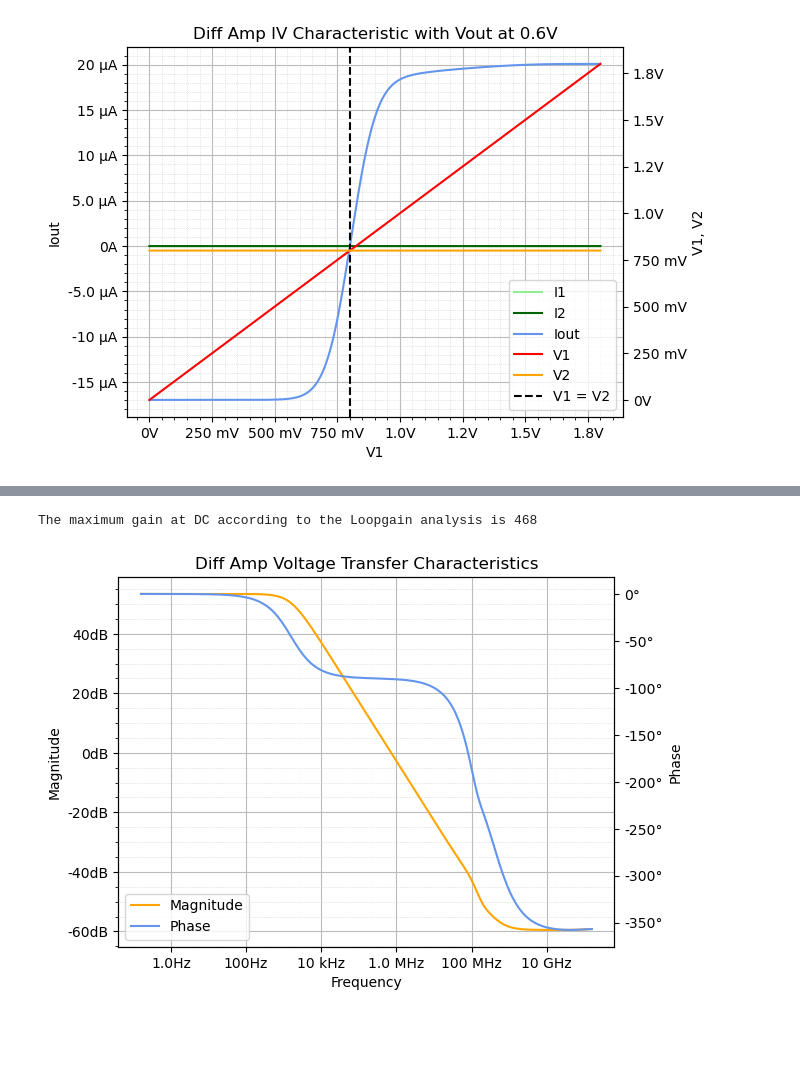
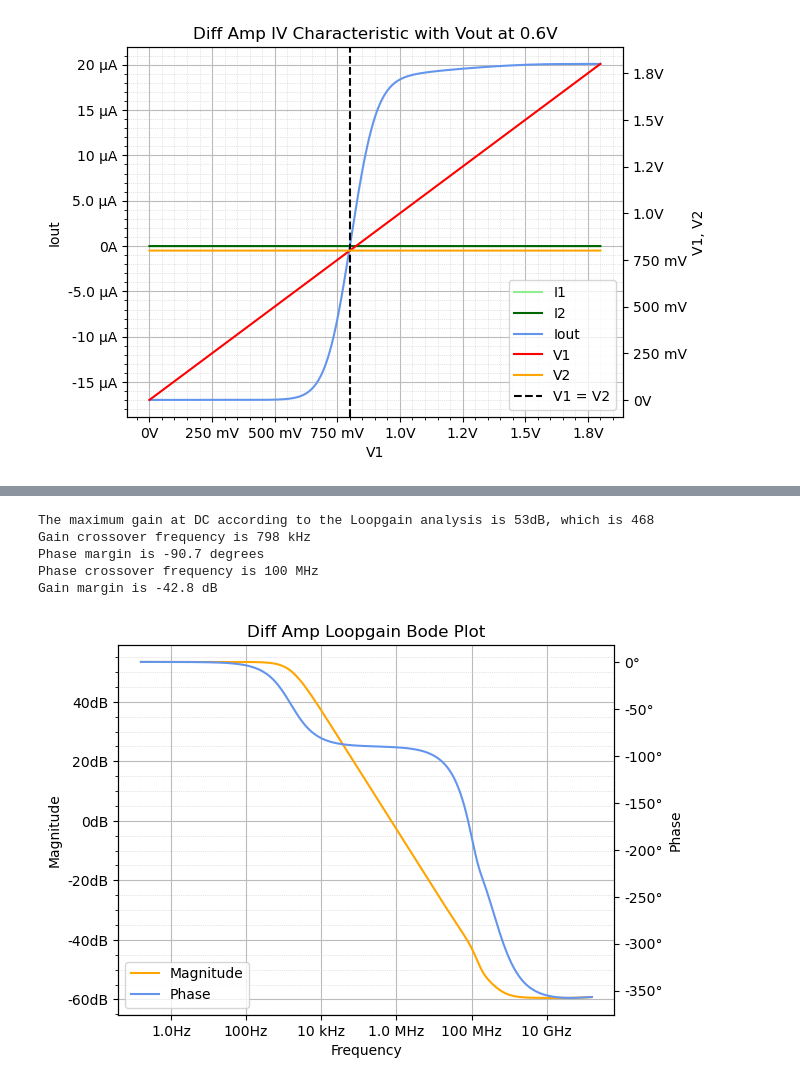
Before and after one commit to ianeyk/vlsi, a Jupyter notebook: mp3/simulation_results/mp3_simulations.ipynb, the cells around one changed output, grey strips where cells are left out. Cells and saved outputs as stored; diff of their text form; code cells hidden in the pictures; blank space fills up the shorter version.

```diff
--- a/mp3/simulation_results/mp3_simulations.ipynb
+++ b/mp3/simulation_results/mp3_simulations.ipynb
@@ -158,16 +166,32 @@ ax_left.legend(loc = "lower left")
 # %%
 plt.figure()
 ax_left = plt.gca()
 ax_right = ax_left.twinx()
 ax_left.semilogx(np.array(df_loopgain["freq"]), np.array(df_loopgain["mag"]), color = "orange", label = "Magnitude")
 ax_right.semilogx(np.array(df_loopgain["freq"]), np.array(df_loopgain["phase"]), color = "cornflowerblue", label = "Phase")
 ax_left.semilogx([], [], color = "cornflowerblue", label = "Phase")
 make_grids(ax_left)
 axes_labels("", "", "Phase", "°", ax = ax_right)
-axes_labels("Frequency", "Hz", "Magnitude", "dB", "Diff Amp Voltage Transfer Characteristics", ax = ax_left)
+axes_labels("Frequency", "Hz", "Magnitude", "dB", "Diff Amp Loopgain Bode Plot", ax = ax_left)
 ax_left.legend(loc = "lower left")
+
+max_gain_dB = max(df_loopgain["mag"])
 max_gain = 10 ** (max(df_loopgain["mag"]) / 20)
-print(f"The maximum gain at DC according to the Loopgain analysis is {int(max_gain)}")
+print(f"The maximum gain at DC according to the Loopgain analysis is {int(max_gain_dB)}dB, which is {int(max_gain)}")
+
+gain_crossover_freq = df_loopgain[df_loopgain["mag"] < 0]["freq"].iloc[0]
+print(f"Gain crossover frequency is {sigfig_format(gain_crossover_freq)}Hz")
+phase_margin = df_loopgain[df_loopgain["mag"] < 0]["phase"].iloc[0]
+print(f"Phase margin is {sigfig_format(phase_margin)}degrees")
+
+phase_crossover_freq = df_loopgain[df_loopgain["phase"] < -180]["freq"].iloc[0]
+print(f"Phase crossover frequency is {sigfig_format(phase_crossover_freq)}Hz")
+gain_margin = df_loopgain[df_loopgain["phase"] < -180]["mag"].iloc[0]
+print(f"Gain margin is {sigfig_format(gain_margin)}dB")
 # %% [output]
-The maximum gain at DC according to the Loopgain analysis is 468
+The maximum gain at DC according to the Loopgain analysis is 53dB, which is 468
+Gain crossover frequency is 798 kHz
+Phase margin is -90.7 degrees
+Phase crossover frequency is 100 MHz
+Gain margin is -42.8 dB
-[figure, old version]
+[figure, new version]
```
Also changed, not shown: parts of 3 cells of this notebook, 11 other files.
